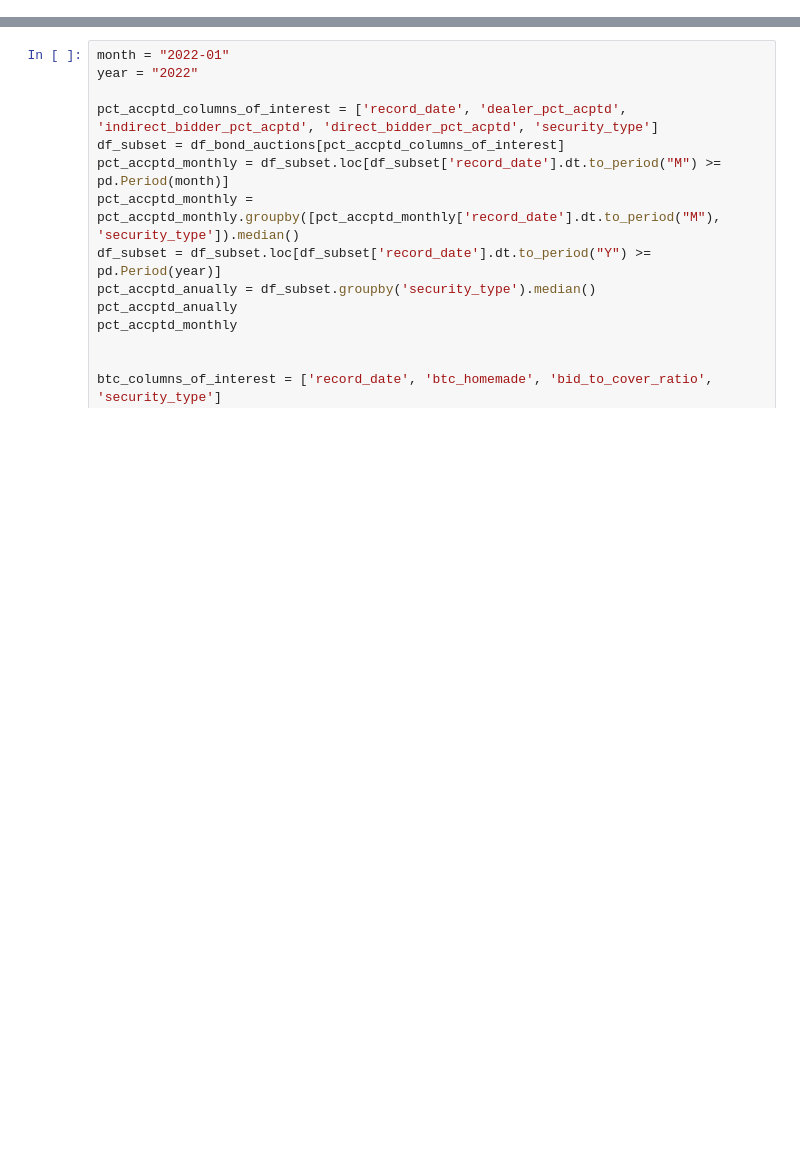
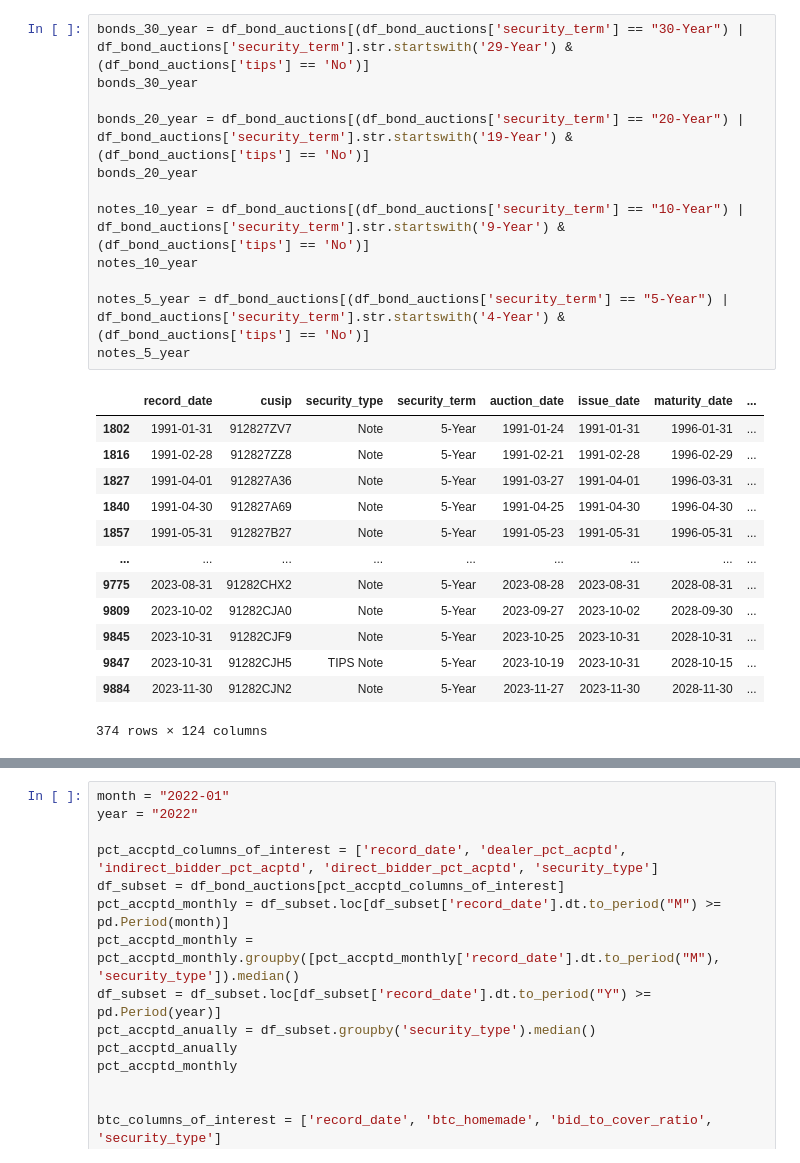
Before and after one commit to colton-22/finra, a Jupyter notebook: untitled.ipynb, the cells around one changed output, grey strips where cells are left out. Cells and saved outputs as stored; diff of their text form; blank space fills up the shorter version.

```diff
--- a/untitled.ipynb
+++ b/untitled.ipynb
@@ -138,0 +112,26 @@ DataFrame is highly fragmented.  This is usually the result of calling `frame.in
+# %%
+bonds_30_year = df_bond_auctions[(df_bond_auctions['security_term'] == "30-Year") | df_bond_auctions['security_term'].str.startswith('29-Year') & (df_bond_auctions['tips'] == 'No')]
+bonds_30_year
+
+bonds_20_year = df_bond_auctions[(df_bond_auctions['security_term'] == "20-Year") | df_bond_auctions['security_term'].str.startswith('19-Year') & (df_bond_auctions['tips'] == 'No')]
+bonds_20_year
+
+notes_10_year = df_bond_auctions[(df_bond_auctions['security_term'] == "10-Year") | df_bond_auctions['security_term'].str.startswith('9-Year') & (df_bond_auctions['tips'] == 'No')]
+notes_10_year
+
+notes_5_year = df_bond_auctions[(df_bond_auctions['security_term'] == "5-Year") | df_bond_auctions['security_term'].str.startswith('4-Year') & (df_bond_auctions['tips'] == 'No')]
+notes_5_year
+# %% [output]
+|  | record_date | cusip | security_type | security_term | auction_date | issue_date | maturity_date | ... |
+| 1802 | 1991-01-31 | 912827ZV7 | Note | 5-Year | 1991-01-24 | 1991-01-31 | 1996-01-31 | ... |
+| 1816 | 1991-02-28 | 912827ZZ8 | Note | 5-Year | 1991-02-21 | 1991-02-28 | 1996-02-29 | ... |
+| 1827 | 1991-04-01 | 912827A36 | Note | 5-Year | 1991-03-27 | 1991-04-01 | 1996-03-31 | ... |
+| 1840 | 1991-04-30 | 912827A69 | Note | 5-Year | 1991-04-25 | 1991-04-30 | 1996-04-30 | ... |
+| 1857 | 1991-05-31 | 912827B27 | Note | 5-Year | 1991-05-23 | 1991-05-31 | 1996-05-31 | ... |
+| ... | ... | ... | ... | ... | ... | ... | ... | ... |
+| 9775 | 2023-08-31 | 91282CHX2 | Note | 5-Year | 2023-08-28 | 2023-08-31 | 2028-08-31 | ... |
+| 9809 | 2023-10-02 | 91282CJA0 | Note | 5-Year | 2023-09-27 | 2023-10-02 | 2028-09-30 | ... |
+| 9845 | 2023-10-31 | 91282CJF9 | Note | 5-Year | 2023-10-25 | 2023-10-31 | 2028-10-31 | ... |
+| 9847 | 2023-10-31 | 91282CJH5 | TIPS Note | 5-Year | 2023-10-19 | 2023-10-31 | 2028-10-15 | ... |
+| 9884 | 2023-11-30 | 91282CJN2 | Note | 5-Year | 2023-11-27 | 2023-11-30 | 2028-11-30 | ... |
+374 rows × 124 columns
```
Also changed, not shown: parts of 5 cells of this notebook.
